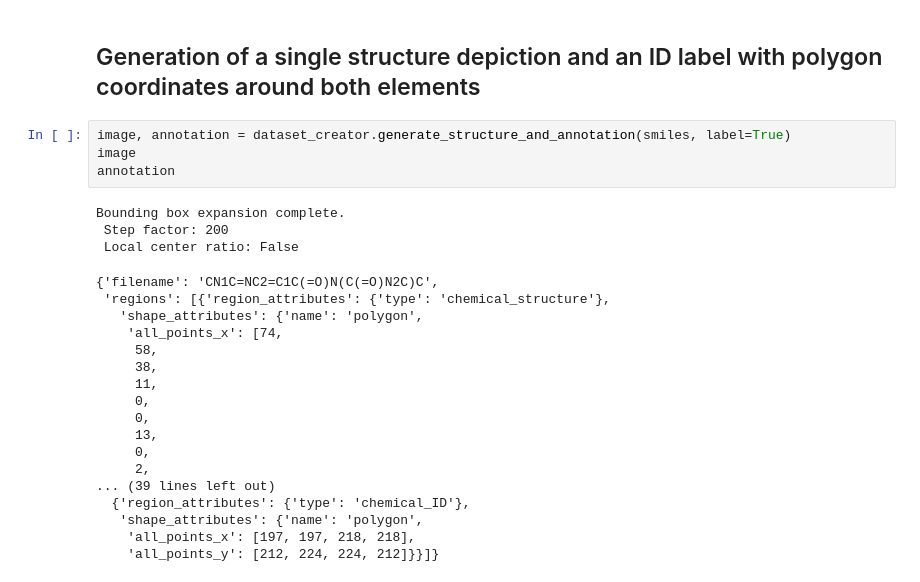
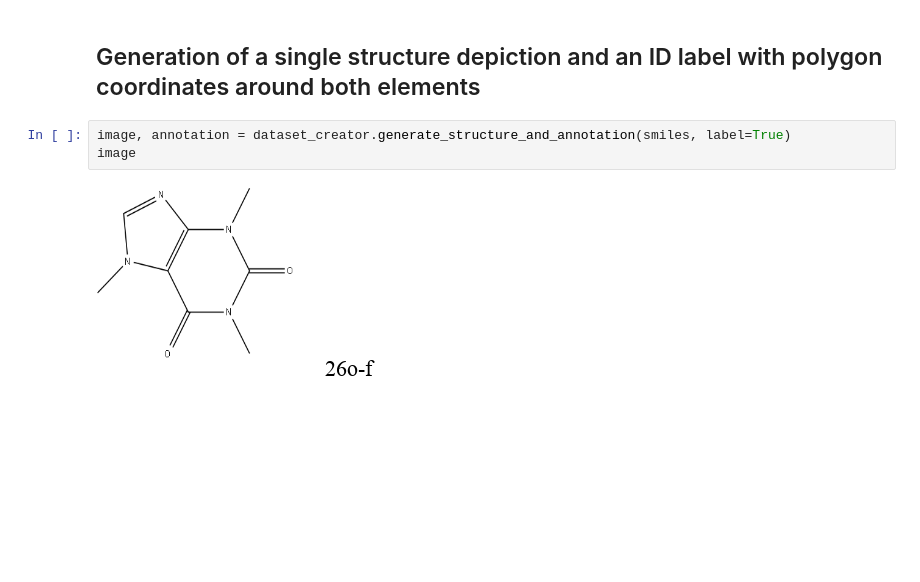
Before and after one commit to OBrink/chemical_page_segmentation_dataset, a Jupyter notebook: dataset_creation_notebook.ipynb, the cells around one changed output. Cells and saved outputs as stored; diff of their text form; blank space fills up the shorter version.

```diff
--- a/dataset_creation_notebook.ipynb
+++ b/dataset_creation_notebook.ipynb
@@ -32,28 +29,8 @@ image
 # %%
 image, annotation = dataset_creator.generate_structure_and_annotation(smiles, label=True)
 image
-annotation
 # %% [output]
-Bounding box expansion complete.
- Step factor: 200
- Local center ratio: False
-{'filename': 'CN1C=NC2=C1C(=O)N(C(=O)N2C)C',
- 'regions': [{'region_attributes': {'type': 'chemical_structure'},
-   'shape_attributes': {'name': 'polygon',
-    'all_points_x': [74,
-     58,
-     38,
-     11,
-     0,
-     0,
-     13,
-     0,
-     2,
-... (39 lines left out)
-  {'region_attributes': {'type': 'chemical_ID'},
-   'shape_attributes': {'name': 'polygon',
-    'all_points_x': [197, 197, 218, 218],
-    'all_points_y': [212, 224, 224, 212]}}]}
+[figure, added]
 # %%
 colour_dict = {
     'chemical_structure': (0,255,0,50),
```
Also changed, not shown: parts of 6 cells of this notebook, 2 other files.
